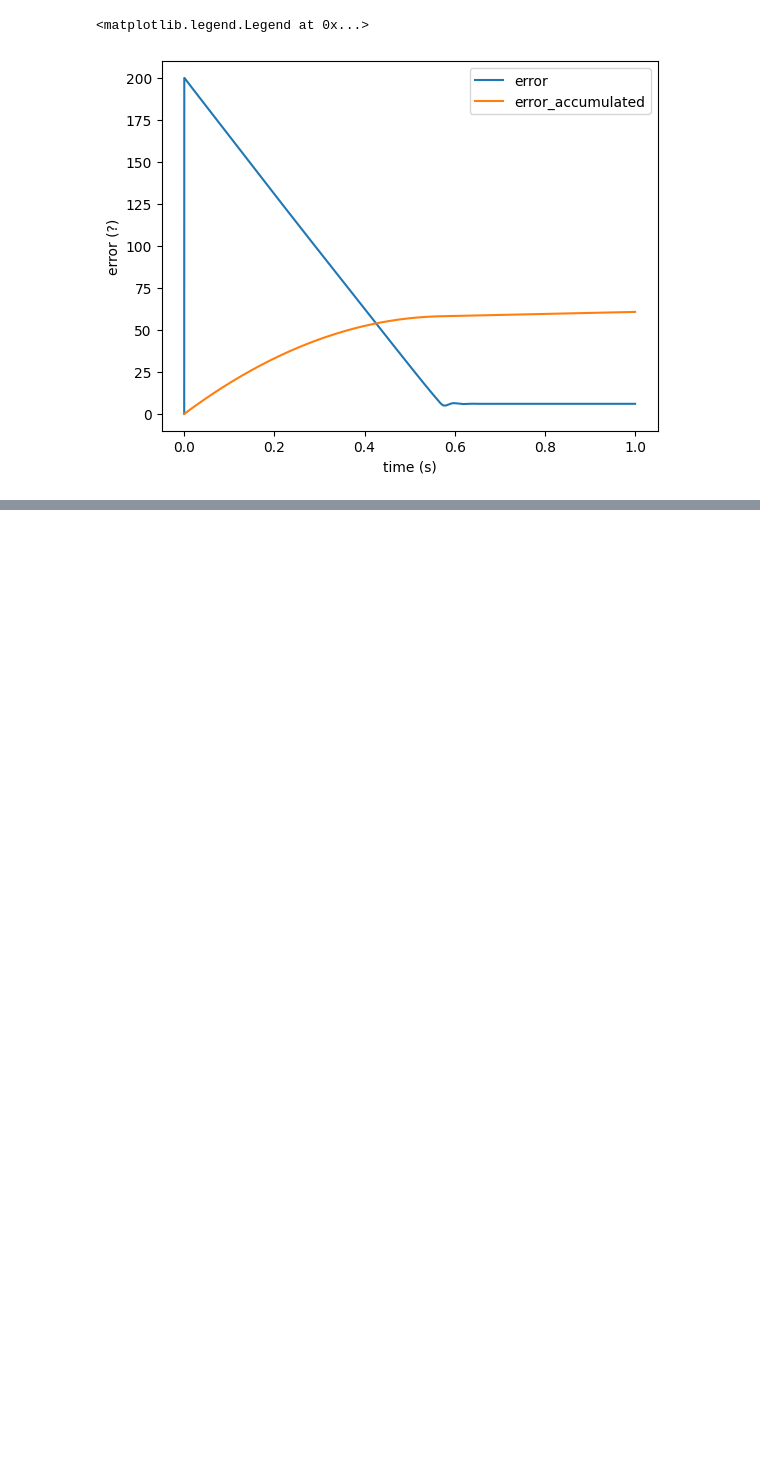
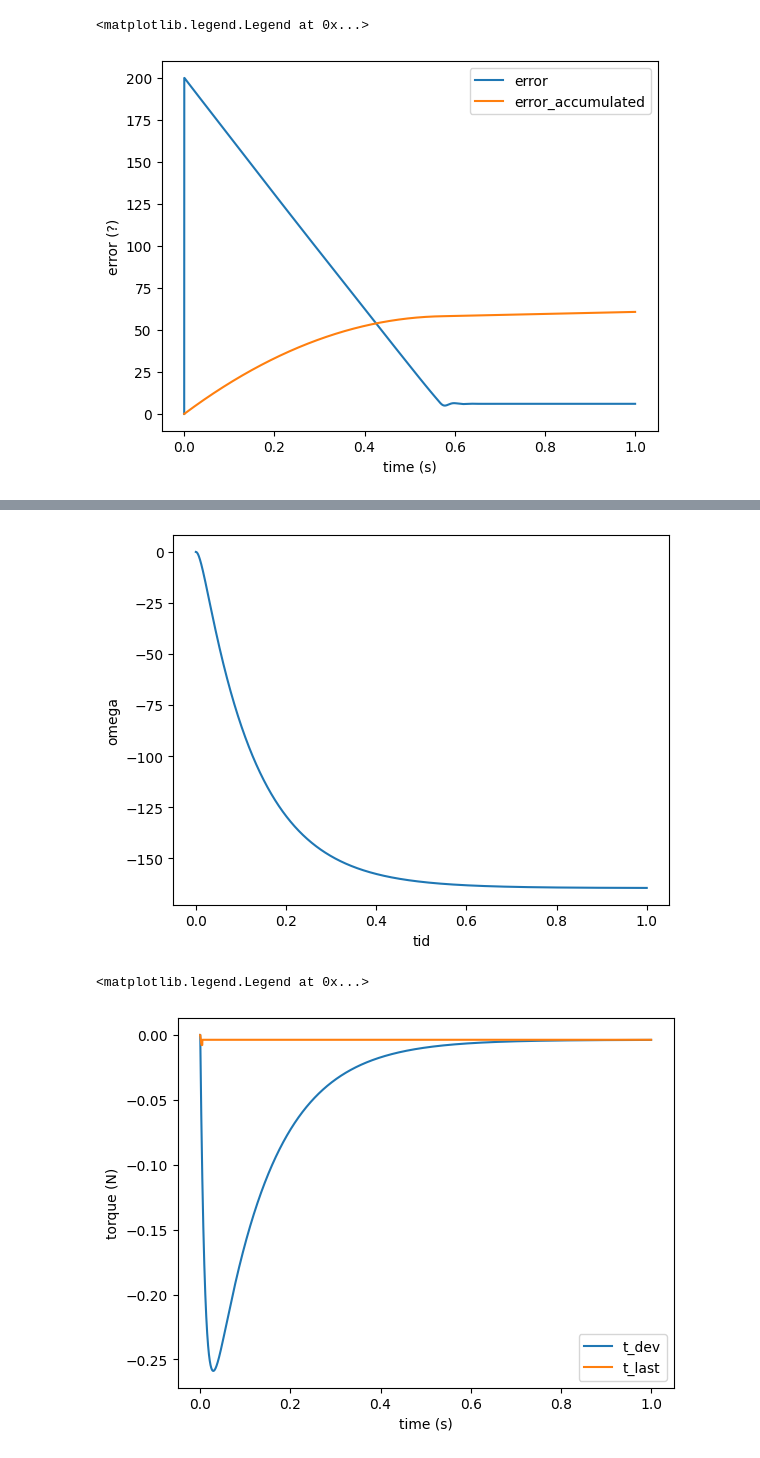
Before and after one commit to wingez/chalmers_machine_learning, a Jupyter notebook: system/gustav_jonathan.ipynb, the cells around one changed output, grey strips where cells are left out. Drawn from its saved outputs; the diff is of its cells as text; code cells hidden in the pictures; blank space fills up the shorter version.

```diff
--- a/system/gustav_jonathan.ipynb
+++ b/system/gustav_jonathan.ipynb
@@ -78,0 +91,22 @@ ax.legend()
+# %%
+
+result = simulate(seconds=1, max_current=3, m=5, voltage_selector=DIRECT_VOLTAGE, target_function =
+                 lambda t: -5)
+plt.plot(result.time, result.omega,)
+plt.xlabel('tid')
+plt.ylabel("omega")
+plt.show()
+
+fig = plt.figure()
+ax = plt.axes()
+#fig,ax = plt.subplots(figsize = (100,100))
+ax.plot(result.time, result.t_dev, label = "t_dev")
+ax.plot(result.time, result.t_last, label = "t_last")
+
+ax.set_xlabel("time (s)")
+ax.set_ylabel("torque (N)")
+ax.legend()
+# %% [output]
+[figure, added]
+<matplotlib.legend.Legend at 0x...>
+[figure, added]
```
Also changed, not shown: parts of 5 cells of this notebook, 1 other file.
